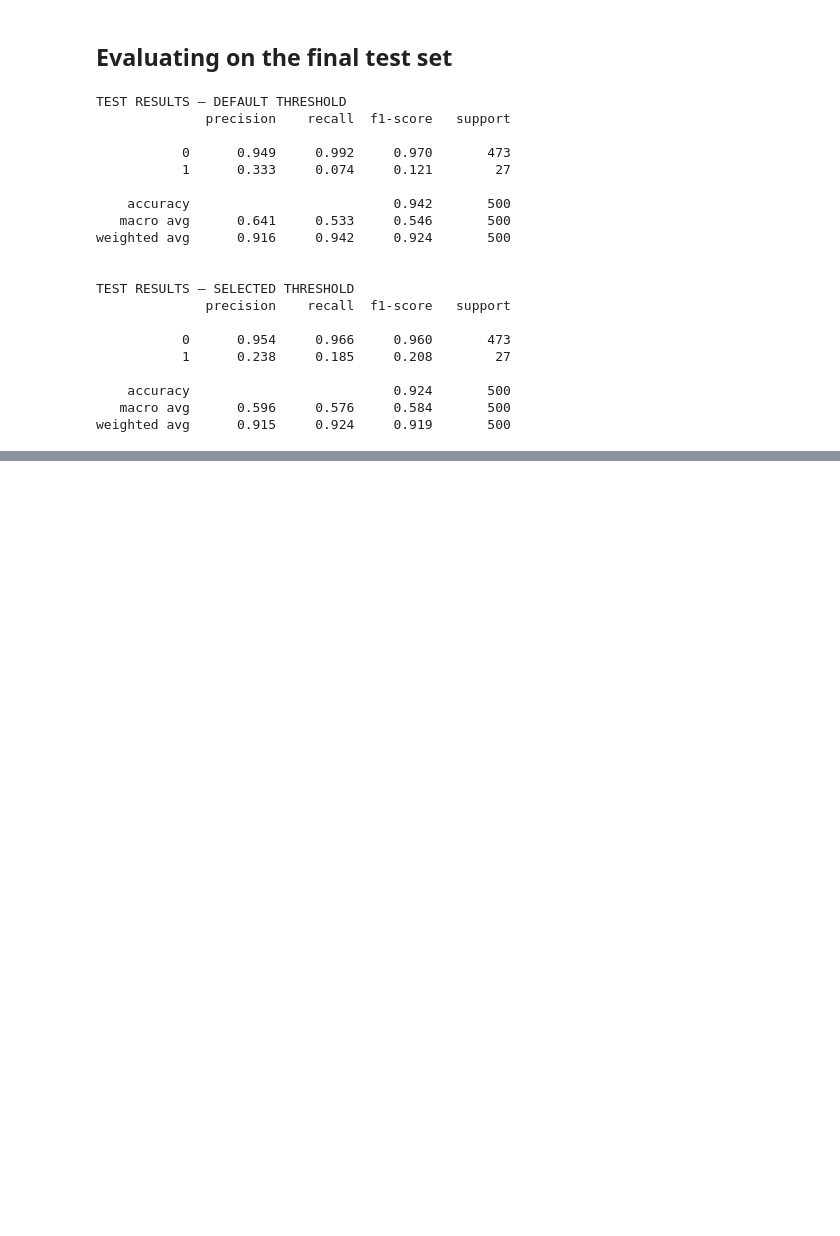
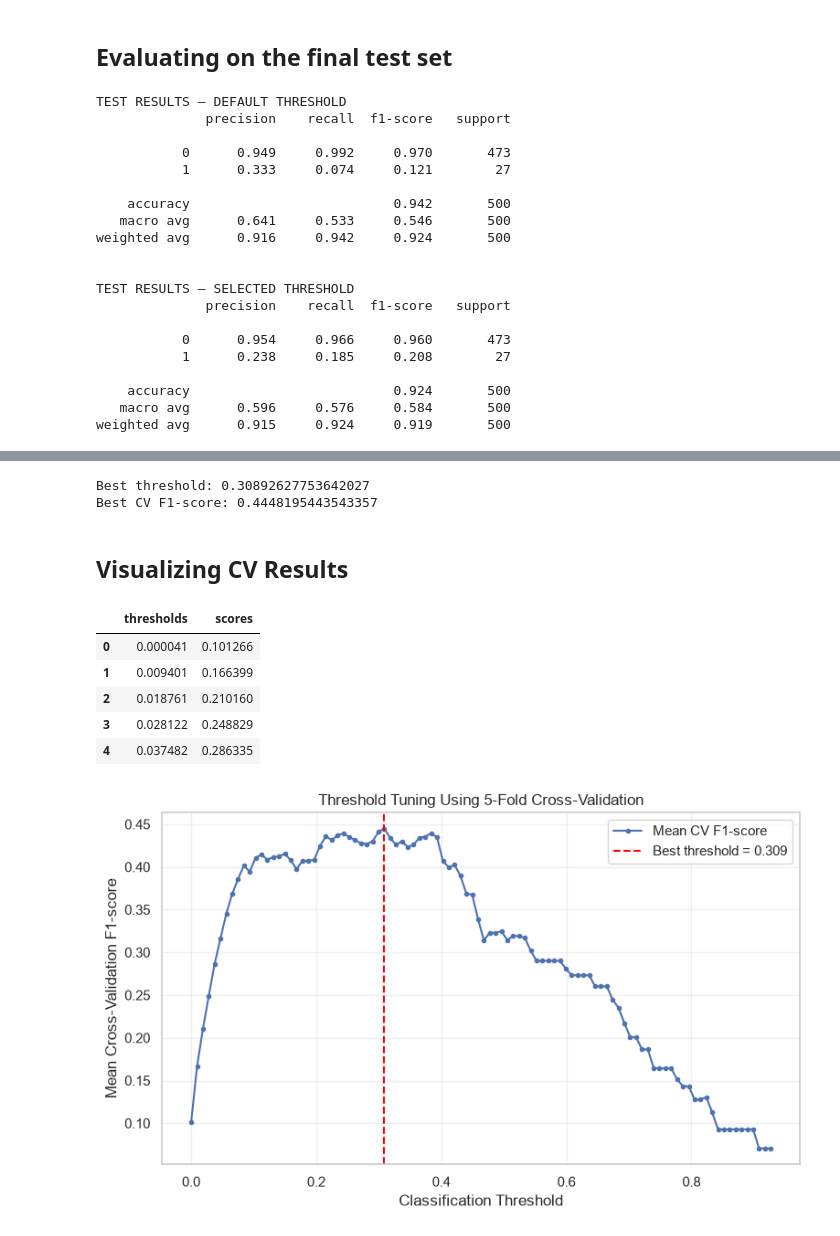
Before and after one commit to AvanindraBose/ML-Zodiac, a Jupyter notebook: ImbalancedDataset/threshold_tuning.ipynb, the cells around one changed output, grey strips where cells are left out. Saved outputs shown, nothing was run; the diff lists cells and outputs as text; code cells hidden in the pictures; blank space fills up the shorter version.

Commit message:
Added Production Grade Threshold Tuning

```diff
--- a/ImbalancedDataset/threshold_tuning.ipynb
+++ b/ImbalancedDataset/threshold_tuning.ipynb
@@ -375,0 +415,57 @@ weighted avg      0.915     0.924     0.919       500
+# %%
+tuned_model = TunedThresholdClassifierCV(
+    estimator=base_model,
+    scoring="f1",
+    cv=cv,
+    thresholds=100,
+    refit=True,
+    store_cv_results=True
+)
+
+tuned_model.fit(X_train, y_train)
+
+print("Best threshold:", tuned_model.best_threshold_)
+print("Best CV F1-score:", tuned_model.best_score_)
+# %% [output]
+Best threshold: 0.30892627753642027
+Best CV F1-score: 0.4448195443543357
+# %% [markdown]
+## Visualizing CV Results
+# %%
+
+cv_results = pd.DataFrame(
+    tuned_model.cv_results_
+)
+
+display(cv_results.head())
+
+plt.figure(figsize=(9, 5))
+
+plt.plot(
+    cv_results["thresholds"],
+    cv_results["scores"],
+    marker=".",
+    label="Mean CV F1-score"
+)
+
+plt.axvline(
+    tuned_model.best_threshold_,
+    color="red",
+    linestyle="--",
+    label=f"Best threshold = {tuned_model.best_threshold_:.3f}"
+)
+
+plt.xlabel("Classification Threshold")
+plt.ylabel("Mean Cross-Validation F1-score")
+plt.title("Threshold Tuning Using 5-Fold Cross-Validation")
+plt.legend()
+plt.grid(alpha=0.3)
+plt.show()
+# %% [output]
+|  | thresholds | scores |
+| 0 | 0.000041 | 0.101266 |
+| 1 | 0.009401 | 0.166399 |
+| 2 | 0.018761 | 0.210160 |
+| 3 | 0.028122 | 0.248829 |
+| 4 | 0.037482 | 0.286335 |
+[figure, added]
```
Also changed, not shown: parts of 5 cells of this notebook.
